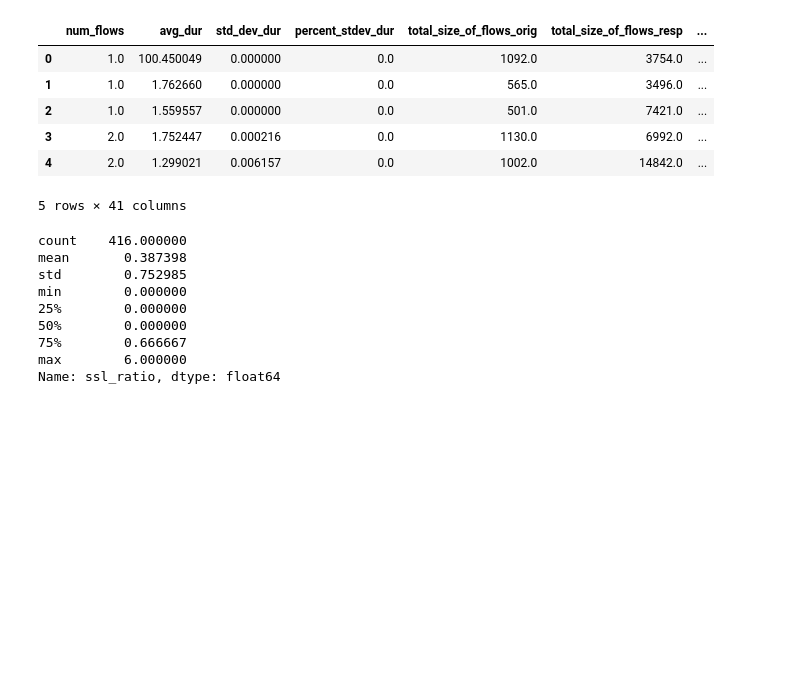
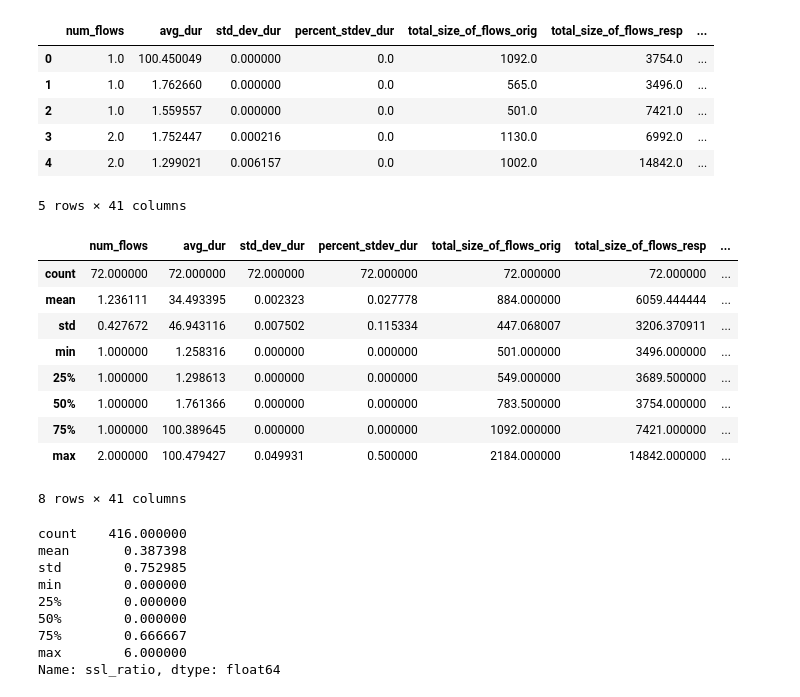
Before and after one commit to stratosphereips/feel_project, a Jupyter notebook: analysis/testing_features_AD.ipynb, the cells around one changed output. Saved outputs shown, nothing was run; the diff lists cells and outputs as text; code cells hidden in the pictures; blank space fills up the shorter version.

```diff
--- a/analysis/testing_features_AD.ipynb
+++ b/analysis/testing_features_AD.ipynb
@@ -48,6 +63,19 @@ df2.head()
 | 3 | 2.0 | 1.752447 | 0.000216 | 0.0 | 1130.0 | 6992.0 | ... |
 | 4 | 2.0 | 1.299021 | 0.006157 | 0.0 | 1002.0 | 14842.0 | ... |
 5 rows × 41 columns
+# %%
+df2.describe()
+# %% [output]
+|  | num_flows | avg_dur | std_dev_dur | percent_stdev_dur | total_size_of_flows_orig | total_size_of_flows_resp | ... |
+| count | 72.000000 | 72.000000 | 72.000000 | 72.000000 | 72.000000 | 72.000000 | ... |
+| mean | 1.236111 | 34.493395 | 0.002323 | 0.027778 | 884.000000 | 6059.444444 | ... |
+| std | 0.427672 | 46.943116 | 0.007502 | 0.115334 | 447.068007 | 3206.370911 | ... |
+| min | 1.000000 | 1.258316 | 0.000000 | 0.000000 | 501.000000 | 3496.000000 | ... |
+| 25% | 1.000000 | 1.298613 | 0.000000 | 0.000000 | 549.000000 | 3689.500000 | ... |
+| 50% | 1.000000 | 1.761366 | 0.000000 | 0.000000 | 783.500000 | 3754.000000 | ... |
+| 75% | 1.000000 | 100.389645 | 0.000000 | 0.000000 | 1092.000000 | 7421.000000 | ... |
+| max | 2.000000 | 100.479427 | 0.049931 | 0.500000 | 2184.000000 | 14842.000000 | ... |
+8 rows × 41 columns
 # %%
 df.ssl_ratio.describe()
 # %% [output]
```
Also changed, not shown: parts of 22 cells of this notebook.
